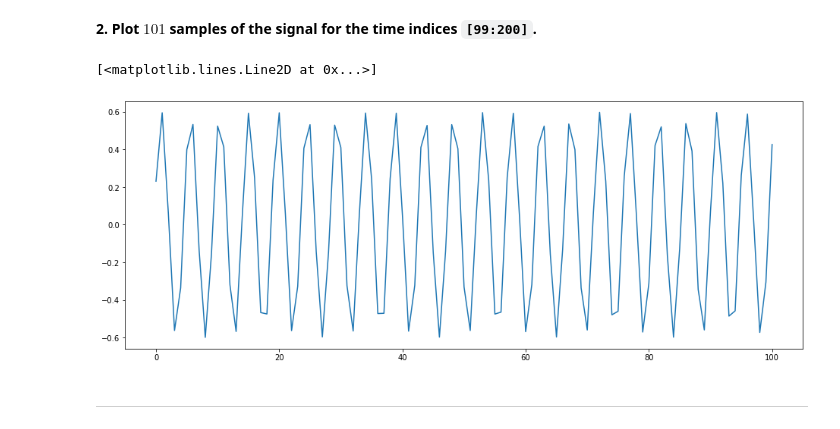
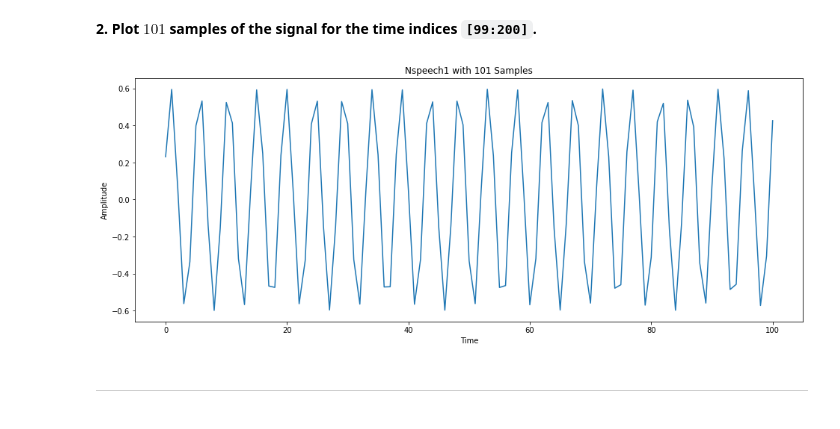
Before and after one commit to cdavin2/dsp_lab05a, a Jupyter notebook: lab05a_final_report.ipynb, the cells around one changed output. Saved outputs shown, nothing was run; the diff lists cells and outputs as text; code cells hidden in the pictures.

````diff
--- a/lab05a_final_report.ipynb
+++ b/lab05a_final_report.ipynb
@@ -89,11 +119,13 @@ ipd.Audio(nspeech1, rate = 8000)
 **2. Plot $101$ samples of the signal for the time indices ```[99:200]```.**
 # %%
 # insert your code here
+plt.title("Nspeech1 with 101 Samples")
+plt.ylabel("Amplitude")
+plt.xlabel("Time")
 plt.plot(nspeech1[99:200])
 plt.show()
 # %% [output]
-[<matplotlib.lines.Line2D at 0x...>]
-[figure, old version]
+[figure, new version]
 # %% [markdown]
 ---
 # %% [markdown]
````
Also changed, not shown: parts of 29 cells of this notebook.
